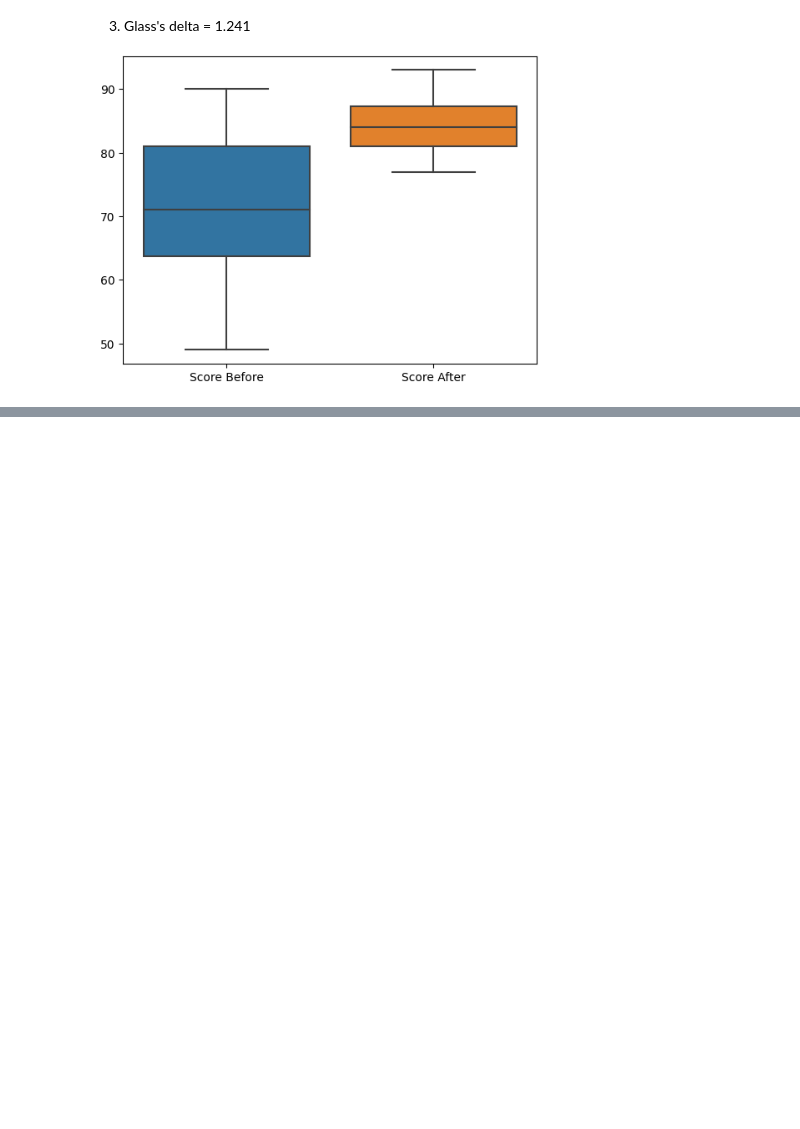
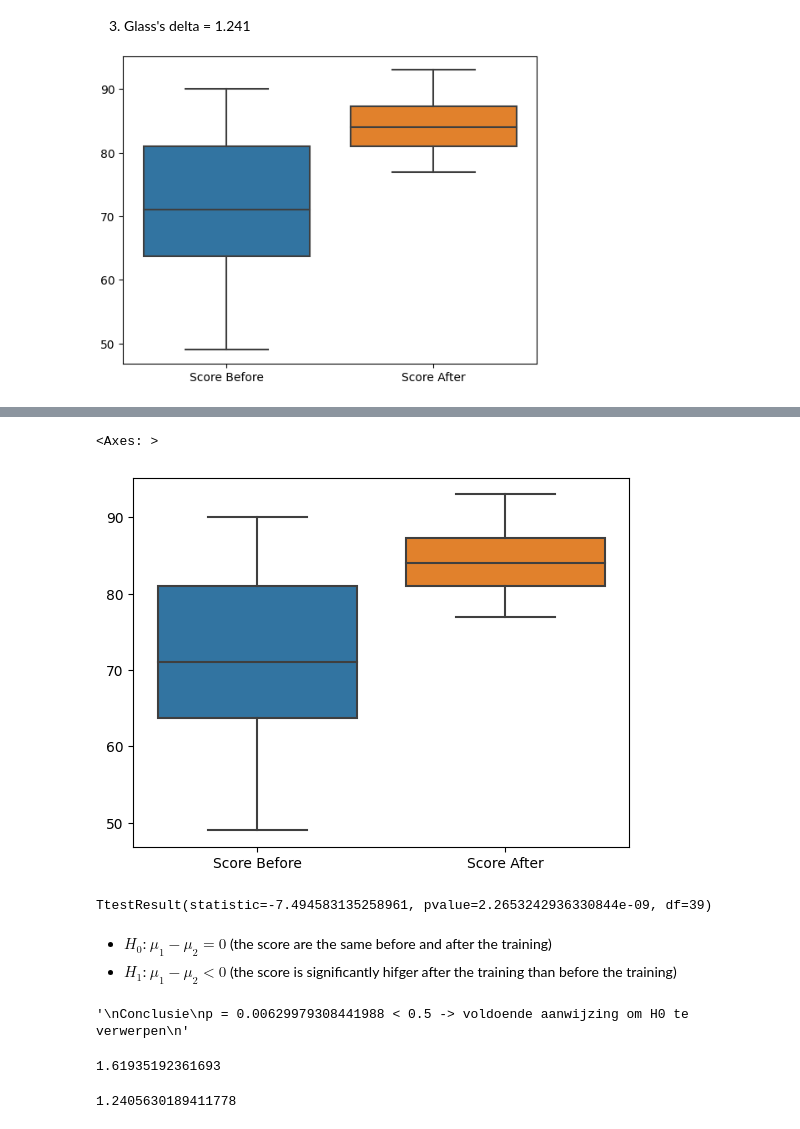
Before and after one commit to Bataklik/Data-Science-_-AI, a Jupyter notebook: 5-bivariate-qual-quant/Lab_5_02_two_sample_t_test.ipynb, the cells around one changed output, grey strips where cells are left out. Cells and saved outputs as stored; diff of their text form; code cells hidden in the pictures; blank space fills up the shorter version.

```diff
--- a/5-bivariate-qual-quant/Lab_5_02_two_sample_t_test.ipynb
+++ b/5-bivariate-qual-quant/Lab_5_02_two_sample_t_test.ipynb
@@ -142,0 +194,42 @@ df.head()
+# %%
+sns.boxplot(data=df[['Score Before', 'Score After']])
+# %% [output]
+<Axes: >
+[figure, added]
+# %%
+control = df['Score Before']
+treatment = df['Score After']
+# alternative = 'less' <- afgeleid uit de boxplot
+stats.ttest_rel(regular, additives, alternative='less')
+# %% [output]
+TtestResult(statistic=-7.494583135258961, pvalue=2.2653242936330844e-09, df=39)
+# %% [markdown]
+- $H_0$: $\mu_1 - \mu_2 = 0$ (the score are the same before and after the training)
+- $H_1$: $\mu_1 - \mu_2 < 0$ (the score is significantly hifger after the training than before the training)
+# %%
+'''
+Conclusie
+p = 0.00629979308441988 < 0.5 -> voldoende aanwijzing om H0 te verwerpen
+'''
+# %% [output]
+'\nConclusie\np = 0.00629979308441988 < 0.5 -> voldoende aanwijzing om H0 te verwerpen\n'
+# %%
+def cohen_d(a, b):
+    na = len(a)  # na moet n_1 voorstellen
+    nb = len(b)  # nb moet n_2 voorstellen
+    pooled_sd = np.sqrt(((na-1) * a.std(ddof=1)**2 +  # ingeval van np moest we dof=1 toegevoegen voor delen door n-1
+                         (nb-1) * b.std(ddof=1)**2) / (na + nb - 2))  # Hier wordt s berekend
+    return (b.mean() - a.mean()) / pooled_sd
+
+
+cohen_d(control, treatment)
+# -> Heel groot effect
+# %% [output]
+1.61935192361693
+# %%
+def glass_delta(a,b):
+    return np.abs(a.mean() - b.mean()) / a.std()
+
+glass_delta(control,treatment)
+# %% [output]
+1.2405630189411778
```
Also changed, not shown: parts of 14 cells of this notebook, 2 other files.
